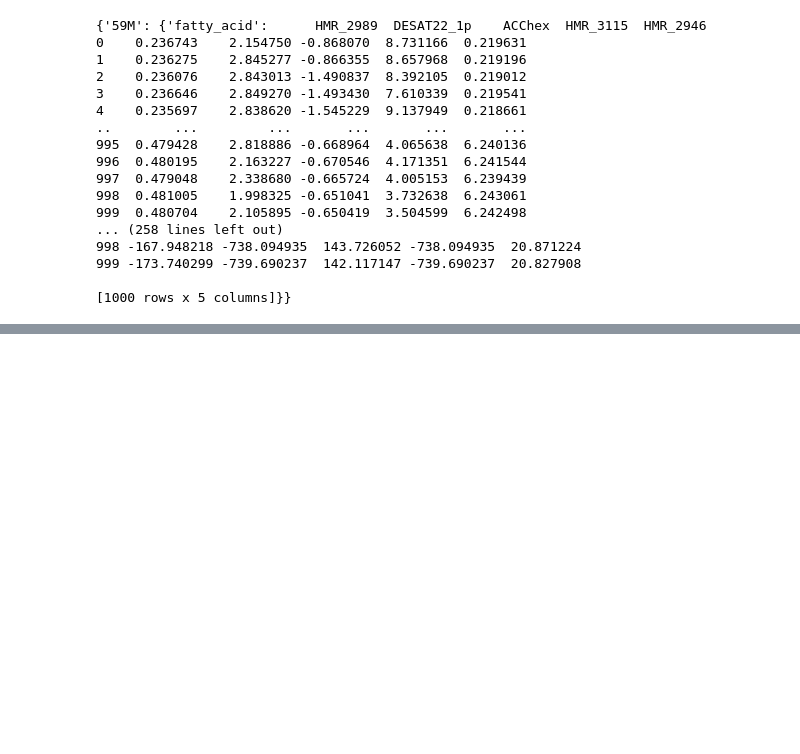
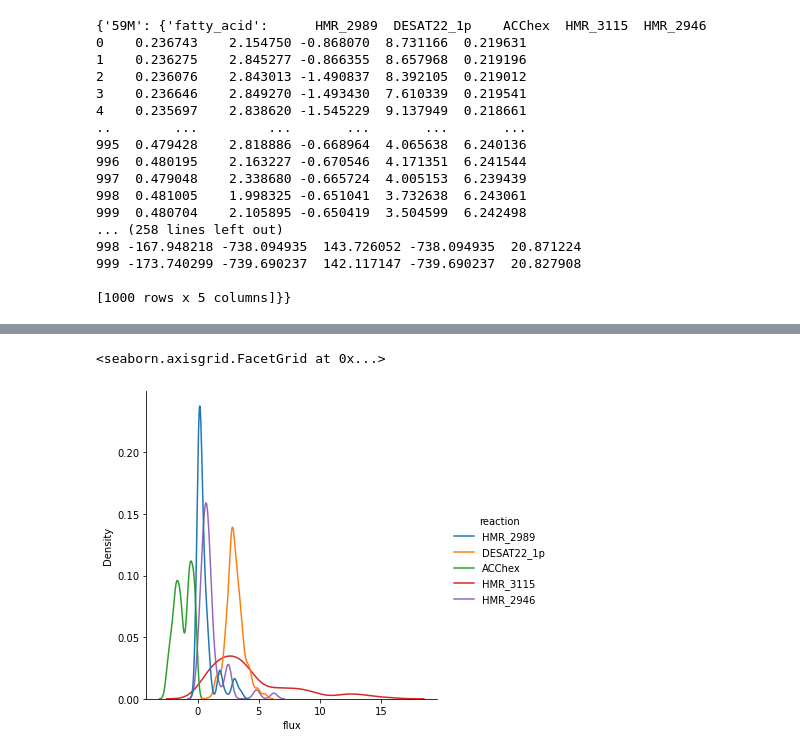
Before and after one commit to MishkaNastia/Ovarian-Cancer, a Jupyter notebook: flux_composition_anastasia.ipynb, the cells around one changed output, grey strips where cells are left out. Cells and saved outputs as stored; diff of their text form; code cells hidden in the pictures; blank space fills up the shorter version.

```diff
--- a/flux_composition_anastasia.ipynb
+++ b/flux_composition_anastasia.ipynb
@@ -689,0 +753,3 @@ print(LG_pathway_dicts)
+# %%
+df_long = LG_pathway_dicts["59M"]['fatty_acid'].melt(var_name="reaction", value_name="flux")
+df_long
@@ -691,0 +778,5 @@ HG_pathway_dicts = build_cellline_pathway_dict(HG, top5_per_pathway)
+# %%
+sns.displot(df_long, x="flux", hue="reaction", kind="kde")
+# %% [output]
+<seaborn.axisgrid.FacetGrid at 0x...>
+[figure, added]
```
Also changed, not shown: parts of 17 cells of this notebook.
